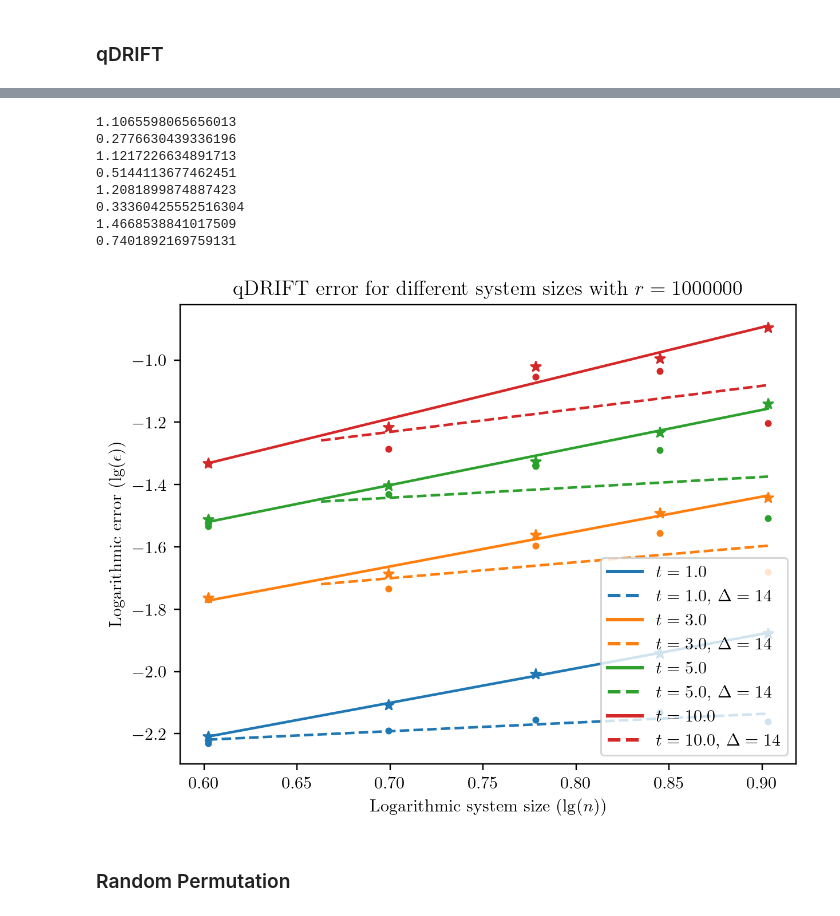
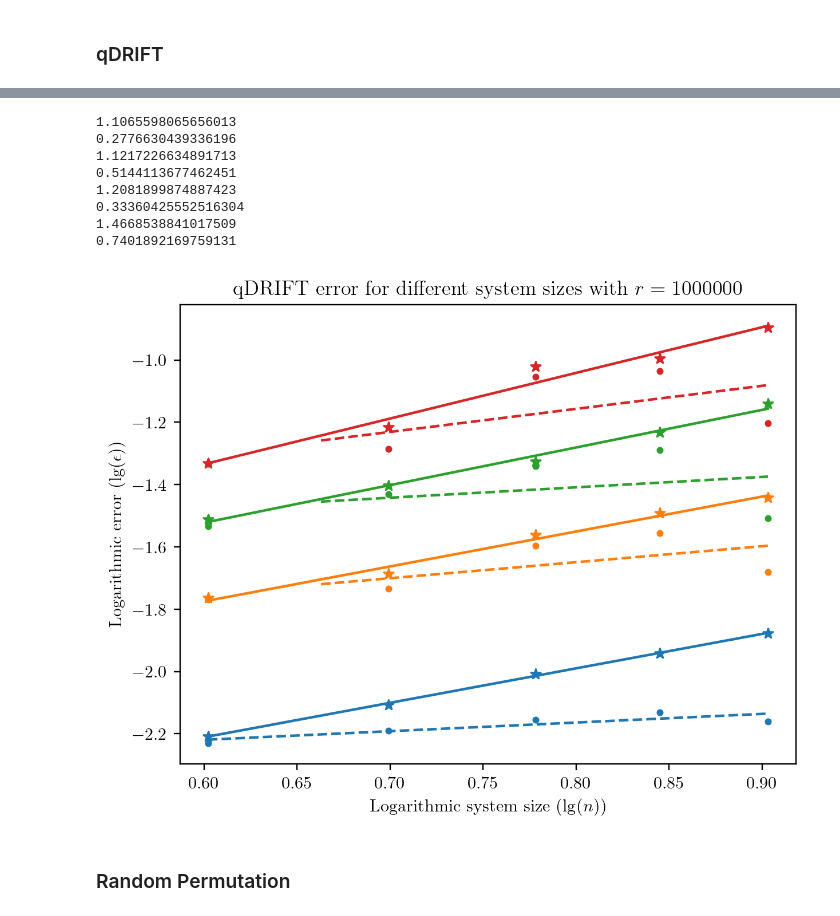
Before and after one commit to Qubit-Fernand/Digital-Quantum-Simulation, a Jupyter notebook: Figure/Plotting.ipynb, the cells around one changed output, grey strips where cells are left out. Drawn from its saved outputs; the diff is of its cells as text; code cells hidden in the pictures.

```diff
--- a/Figure/Plotting.ipynb
+++ b/Figure/Plotting.ipynb
@@ -259,35 +259,35 @@ ax.scatter(step_number, t_5, marker = '*', color = '#2ca02c')
 ax.plot(step_number_new, poly_t_5(step_number_new), color = '#2ca02c', linestyle = '-', label='$t=5.0$')
 
 ax.scatter(step_number, t_5_Delta, marker ='.', color = '#2ca02c')
 ax.plot(step_number_new[20:], poly_t_5_Delta(step_number_new)[20:], color = '#2ca02c', linestyle = '--', label='$t=5.0$, $\Delta = {Delta}$'.format(Delta = Delta))
 
 ax.scatter(step_number, t_10, marker = '*', color = '#d62728')
 ax.plot(step_number_new, poly_t_10(step_number_new), color = '#d62728', linestyle = '-', label='$t=10.0$')
 
 ax.scatter(step_number, t_10_Delta, marker ='.', color = '#d62728')
 ax.plot(step_number_new[20:], poly_t_10_Delta(step_number_new)[20:], color = '#d62728', linestyle = '--', label='$t=10.0$, $\Delta = {Delta}$'.format(Delta = Delta))
-ax.legend(handler_map={plt.Line2D: ColorLineStyleHandler()})
+# ax.legend(handler_map={plt.Line2D: ColorLineStyleHandler()})
 
 print(poly_t_1[1])
 print(poly_t_1_Delta[1])
 print(poly_t_3[1])
 print(poly_t_3_Delta[1])
 print(poly_t_5[1])
 print(poly_t_5_Delta[1])
 print(poly_t_10[1])
 print(poly_t_10_Delta[1])
 
 fig.savefig('qDRIFT-n.pdf', dpi=600, format='pdf')
 # %% [output]
 1.1065598065656013
 0.2776630439336196
 1.1217226634891713
 0.5144113677462451
 1.2081899874887423
 0.33360425552516304
 1.4668538841017509
 0.7401892169759131
-[figure, old version]
+[figure, new version]
 # %% [markdown]
 ### Random Permutation
 # %%
```
Also changed, not shown: parts of 7 cells of this notebook, 8 other files.
